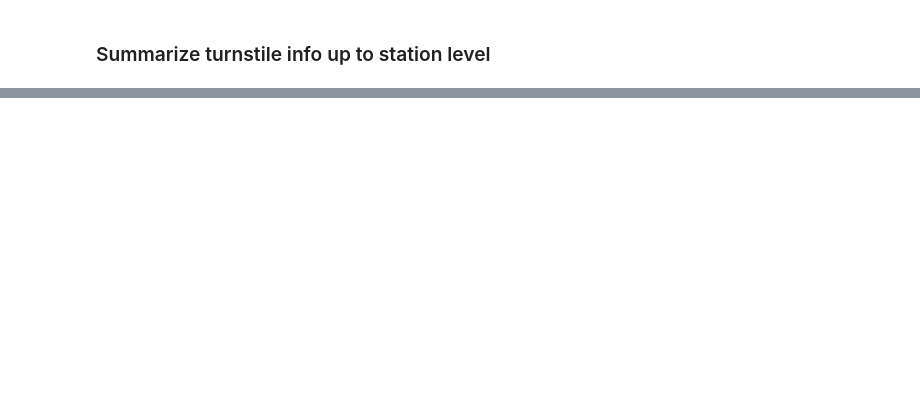
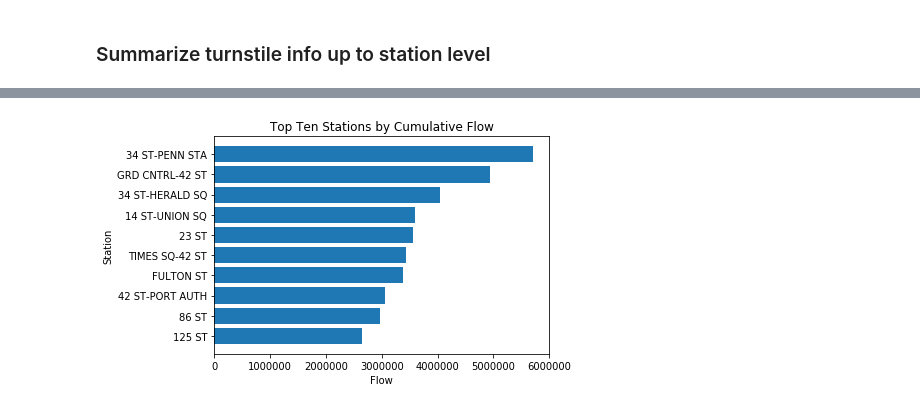
Before and after one commit to bremoore/eda_project, a Jupyter notebook: Week 1 Project - MTA Turnstile Analysis.ipynb, the cells around one changed output, grey strips where cells are left out. Saved outputs shown, nothing was run; the diff lists cells and outputs as text; code cells hidden in the pictures; blank space fills up the shorter version.

```diff
--- a/Week 1 Project - MTA Turnstile Analysis.ipynb
+++ b/Week 1 Project - MTA Turnstile Analysis.ipynb
@@ -130,0 +253,17 @@ Name: TURNSTILE_INDEX, dtype: int64
+# %%
+#horizontal barplot of total cumulative flow by station
+station_names = list(flow_srs.index)
+y_pos = np.arange(len(station_names))
+
+fig3, ax3 = plt.subplots()
+ax3.barh(y_pos, flow_srs, align='center')
+ax3.set_yticks(y_pos)
+ax3.set_yticklabels(station_names)
+ax3.set_xlabel('Flow')
+ax3.set_ylabel('Station')
+ax3.set_title('Top Ten Stations by Cumulative Flow')
+
+plt.show()
+fig3.savefig('total_flow_per_station.png', bbox_inches='tight')
+# %% [output]
+[figure, added]
```
Also changed, not shown: parts of 18 cells of this notebook, 1 other file.
